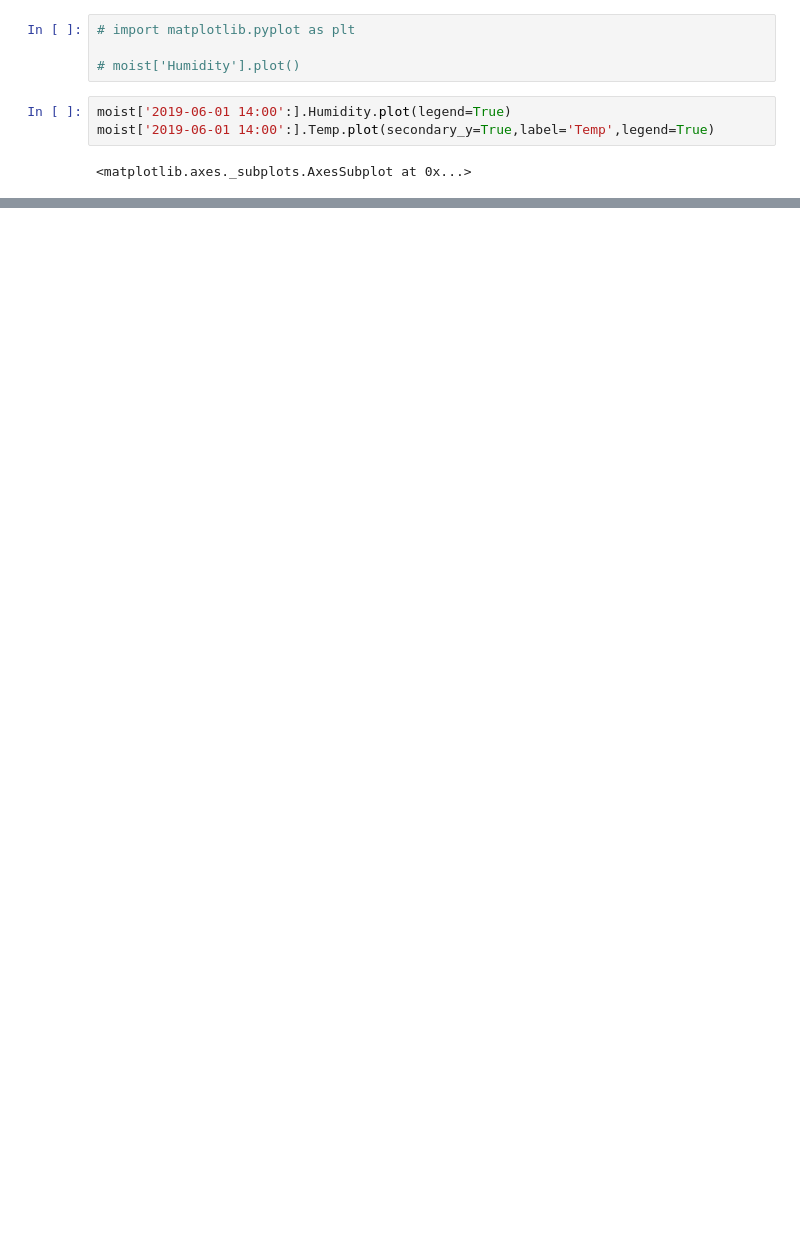
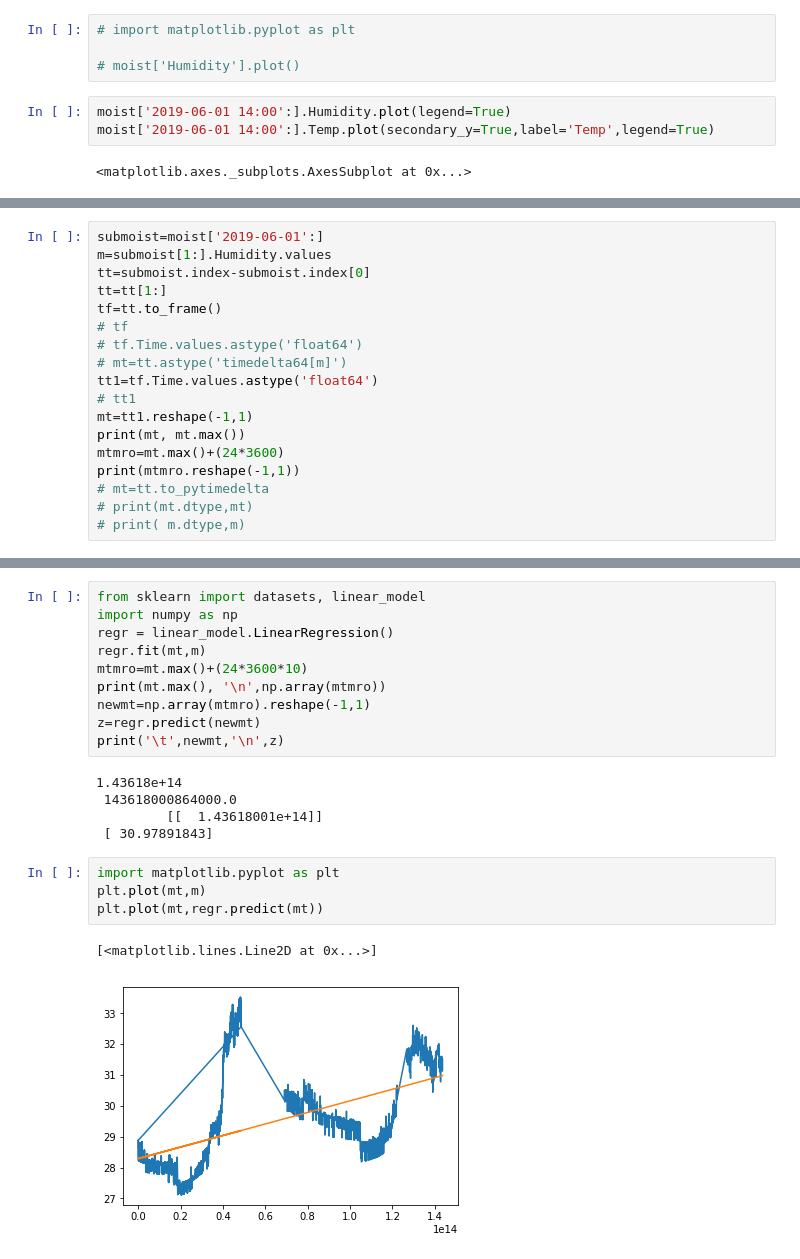
Before and after one commit to tarkus1/irrigation, a Jupyter notebook: moisture.ipynb, the cells around one changed output, grey strips where cells are left out. Drawn from its saved outputs; the diff is of its cells as text; blank space fills up the shorter version.

Commit message:
got regression to work got the zone control to work

```diff
--- a/moisture.ipynb
+++ b/moisture.ipynb
@@ -57,0 +77,18 @@ hourly['2019-04':].Temp.plot(secondary_y=True,legend=True)
+# %%
+submoist=moist['2019-06-01':]
+m=submoist[1:].Humidity.values
+tt=submoist.index-submoist.index[0]
+tt=tt[1:]
+tf=tt.to_frame()
+# tf
+# tf.Time.values.astype('float64')
+# mt=tt.astype('timedelta64[m]')
+tt1=tf.Time.values.astype('float64')
+# tt1
+mt=tt1.reshape(-1,1)
+print(mt, mt.max())
+mtmro=mt.max()+(24*3600)
+print(mtmro.reshape(-1,1))
+# mt=tt.to_pytimedelta
+# print(mt.dtype,mt)
+# print( m.dtype,m)
@@ -57,0 +104,22 @@ hourly['2019-04':].Temp.plot(secondary_y=True,legend=True)
+# %%
+from sklearn import datasets, linear_model
+import numpy as np
+regr = linear_model.LinearRegression()
+regr.fit(mt,m)
+mtmro=mt.max()+(24*3600*10)
+print(mt.max(), '\n',np.array(mtmro))
+newmt=np.array(mtmro).reshape(-1,1)
+z=regr.predict(newmt)
+print('\t',newmt,'\n',z)
+# %% [output]
+1.43618e+14
+ 143618000864000.0
+         [[  1.43618001e+14]]
+ [ 30.97891843]
+# %%
+import matplotlib.pyplot as plt
+plt.plot(mt,m)
+plt.plot(mt,regr.predict(mt))
+# %% [output]
+[<matplotlib.lines.Line2D at 0x...>]
+[figure, added]
```
Also changed, not shown: parts of 4 cells of this notebook, 2 other files.
